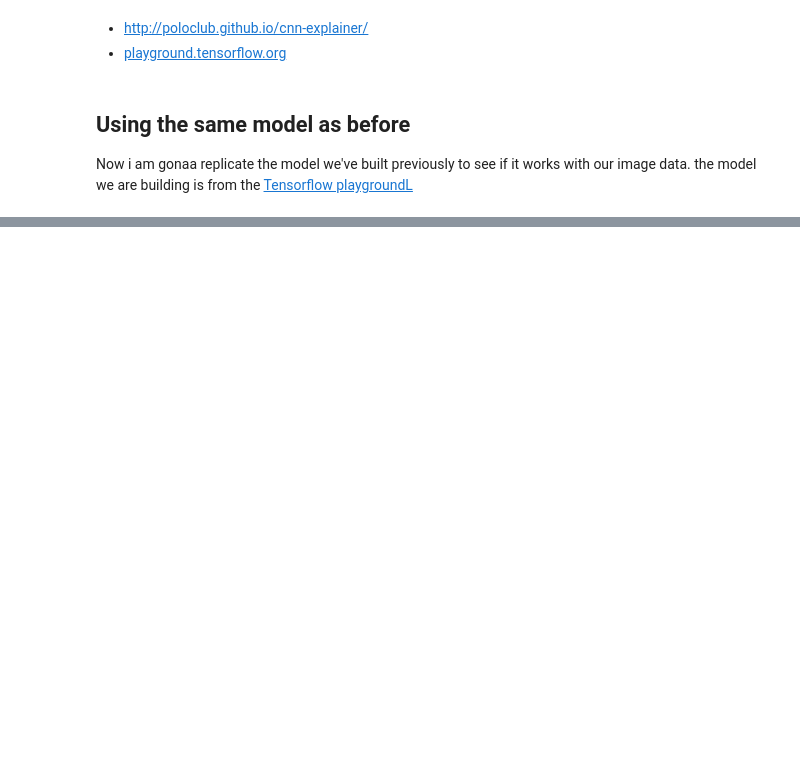
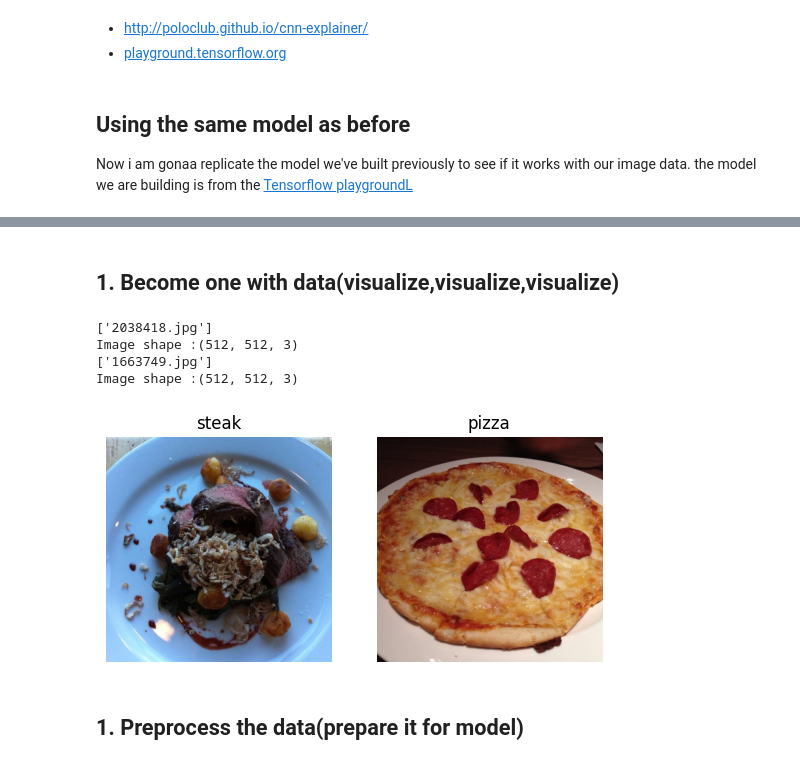
Before and after one commit to Sakthivel-coder12/machine_learning_course, a Jupyter notebook: CNN_images/cnn.ipynb, the cells around one changed output, grey strips where cells are left out. Drawn from its saved outputs; the diff is of its cells as text; code cells hidden in the pictures; blank space fills up the shorter version.

```diff
--- a/CNN_images/cnn.ipynb
+++ b/CNN_images/cnn.ipynb
@@ -396,0 +469,19 @@ Model 3 - Validation Accuracy: 0.5000
+# %% [markdown]
+## 1. Become one with data(visualize,visualize,visualize)
+# %%
+# visualize the dataset
+
+import matplotlib.pyplot as plt
+plt.figure()
+plt.subplot(1,2,1)
+steak_view = view_random_image(r"C://Users//sakth//OneDrive//Desktop//ml_saga//dataset//pizza_steak//train//","steak")
+plt.subplot(1,2,2)
+pizza_img = view_random_image(r"C://Users//sakth//OneDrive//Desktop//ml_saga//dataset//pizza_steak//train//","pizza")
+# %% [output]
+['2038418.jpg']
+Image shape :(512, 512, 3)
+['1663749.jpg']
+Image shape :(512, 512, 3)
+[figure, added]
+# %% [markdown]
+## 1.  Preprocess the data(prepare it for model)
```
Also changed, not shown: parts of 76 cells of this notebook, 1 other file.
